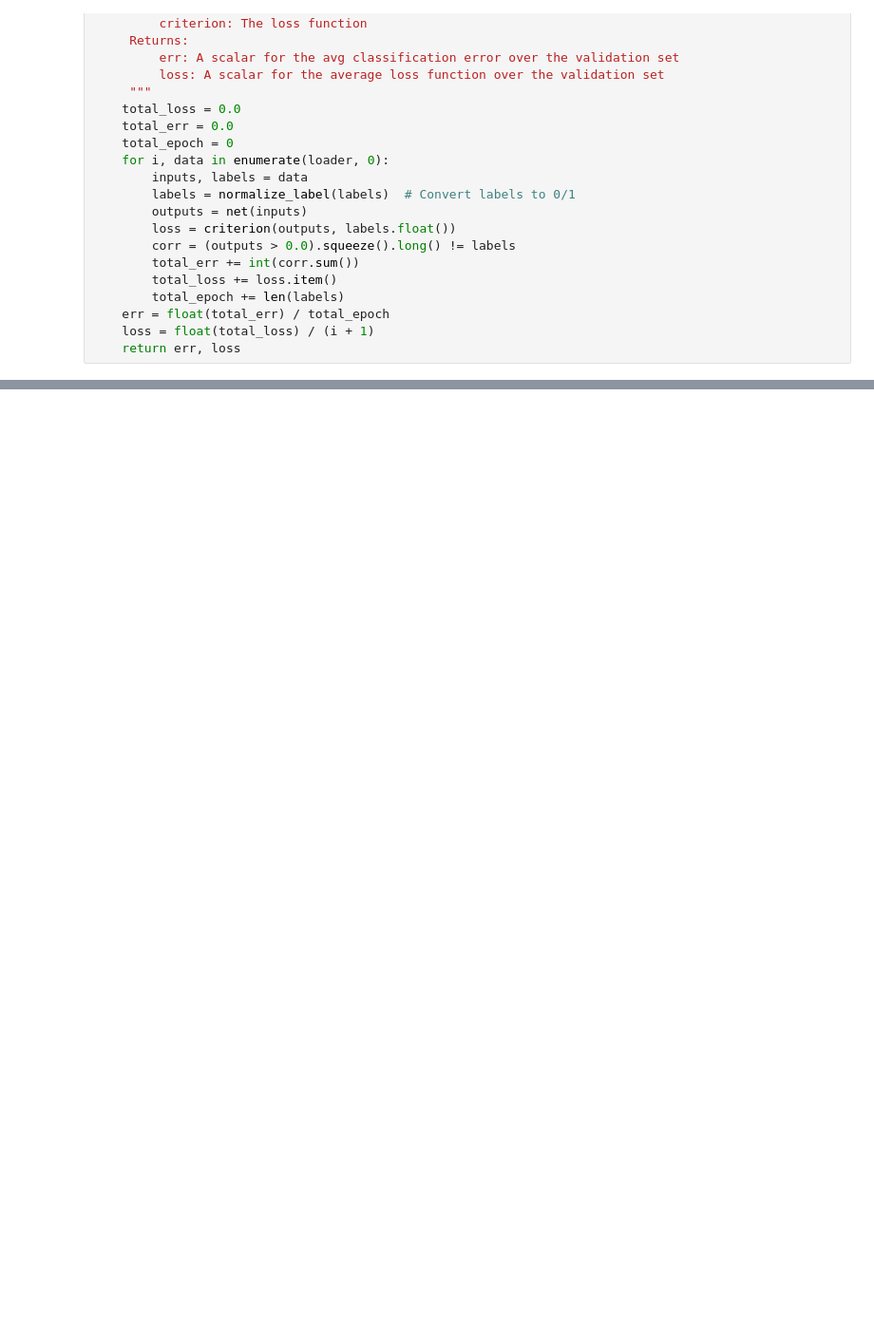
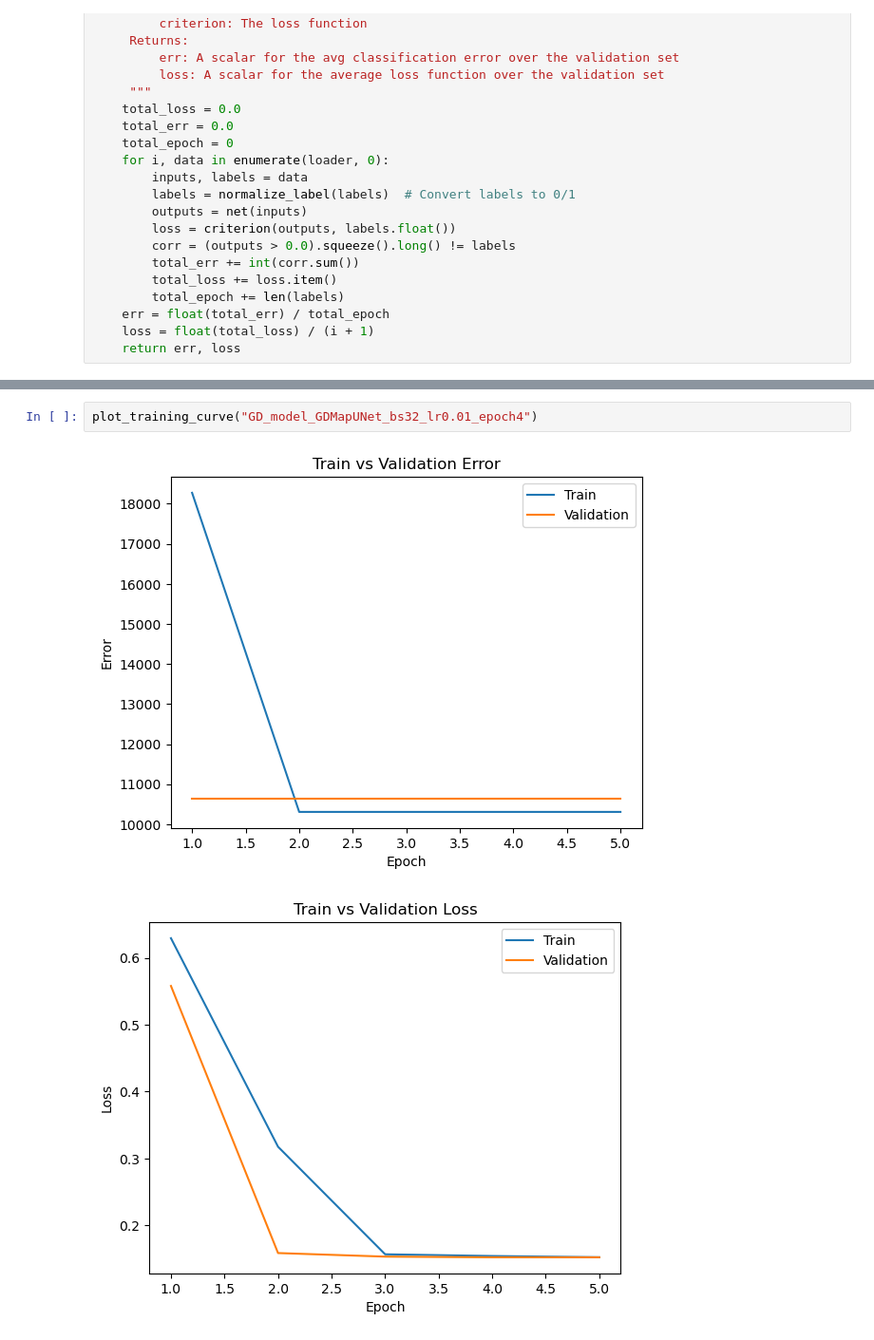
Before and after one commit to J-Vadakken/APS360-Project, a Jupyter notebook: Code/CNN/GdUNET.ipynb, the cells around one changed output, grey strips where cells are left out. Shown: that part at 95% size. Drawn from its saved outputs; the diff is of its cells as text; blank space fills up the shorter version.

```diff
--- a/Code/CNN/GdUNET.ipynb
+++ b/Code/CNN/GdUNET.ipynb
@@ -296,0 +317,5 @@ RuntimeError: result type Float can't be cast to the desired output type Long
+# %%
+plot_training_curve("GD_model_GDMapUNet_bs32_lr0.01_epoch4")
+# %% [output]
+[figure, added]
+[figure, added]
```
Also changed, not shown: parts of 4 cells of this notebook.
